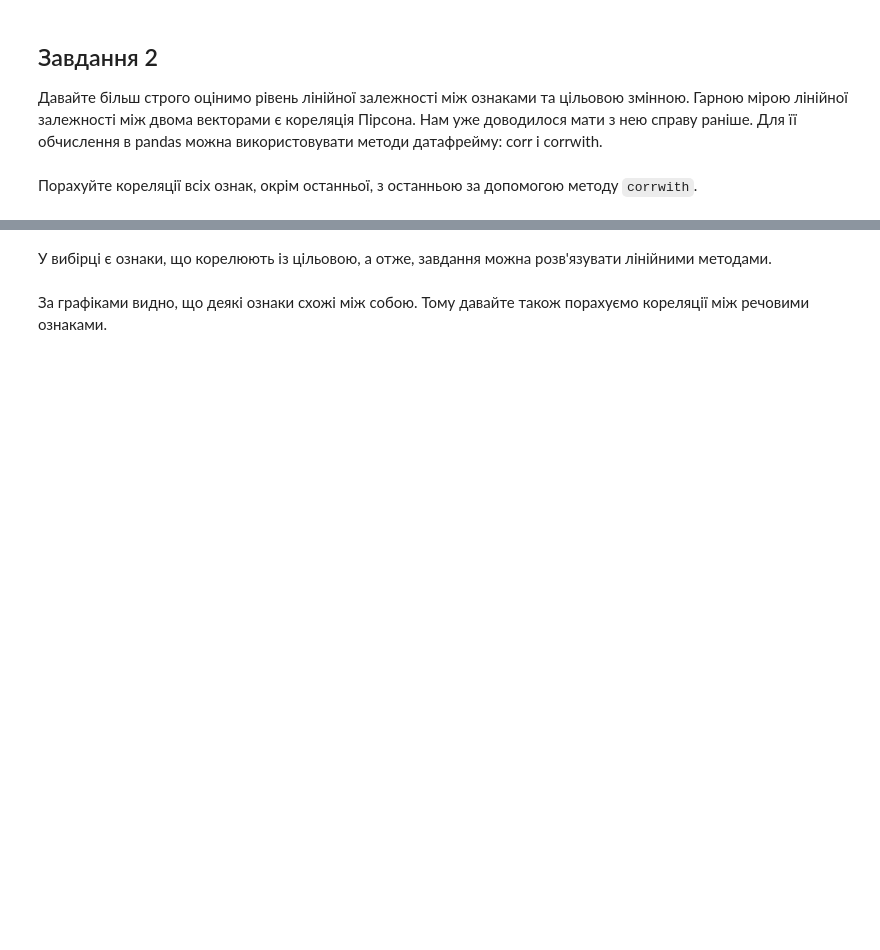
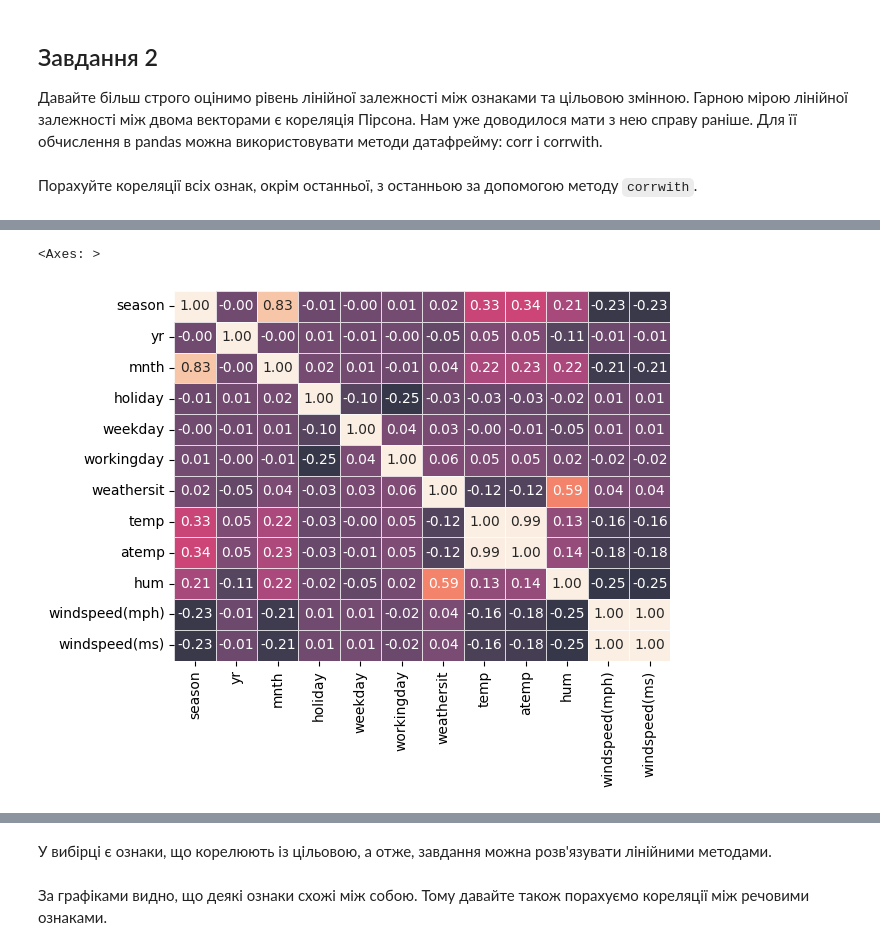
Before and after one commit to KyryloChalov/DS, a Jupyter notebook: HW_04/hw4.ipynb, the cells around one changed output, grey strips where cells are left out. Saved outputs shown, nothing was run; the diff lists cells and outputs as text; code cells hidden in the pictures; blank space fills up the shorter version.

```diff
--- a/HW_04/hw4.ipynb
+++ b/HW_04/hw4.ipynb
@@ -64,0 +125,6 @@ __Запитання:__
+# %%
+df_corr = df[attributes].corr()
+sns.heatmap(df_corr, annot=True, linewidth=0.6, fmt=".2f", cbar=False, alpha=0.8)
+# %% [output]
+<Axes: >
+[figure, added]
```
Also changed, not shown: parts of 40 cells of this notebook.
